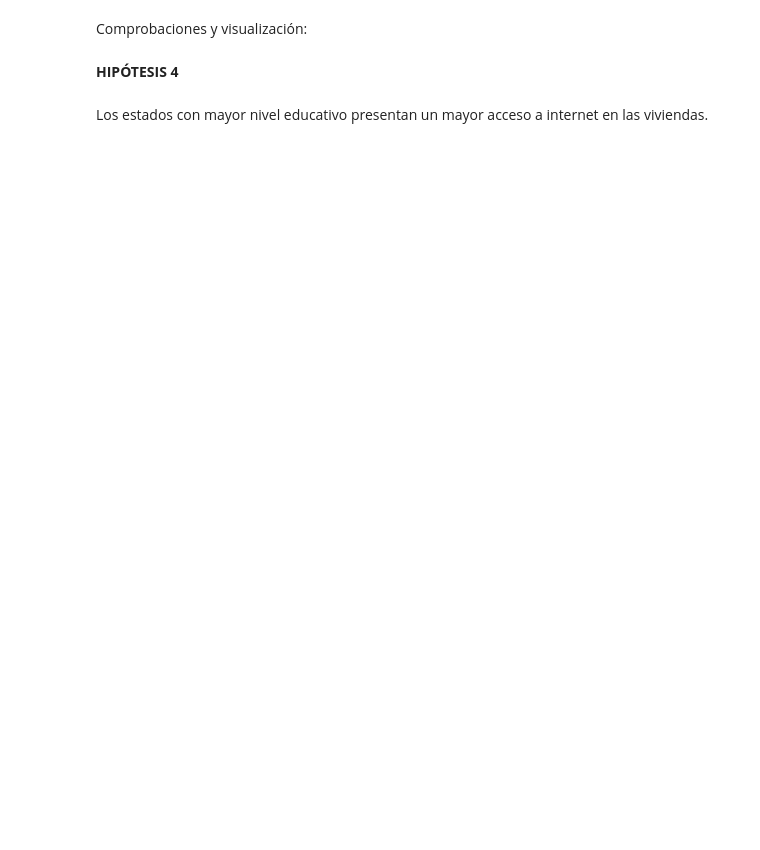
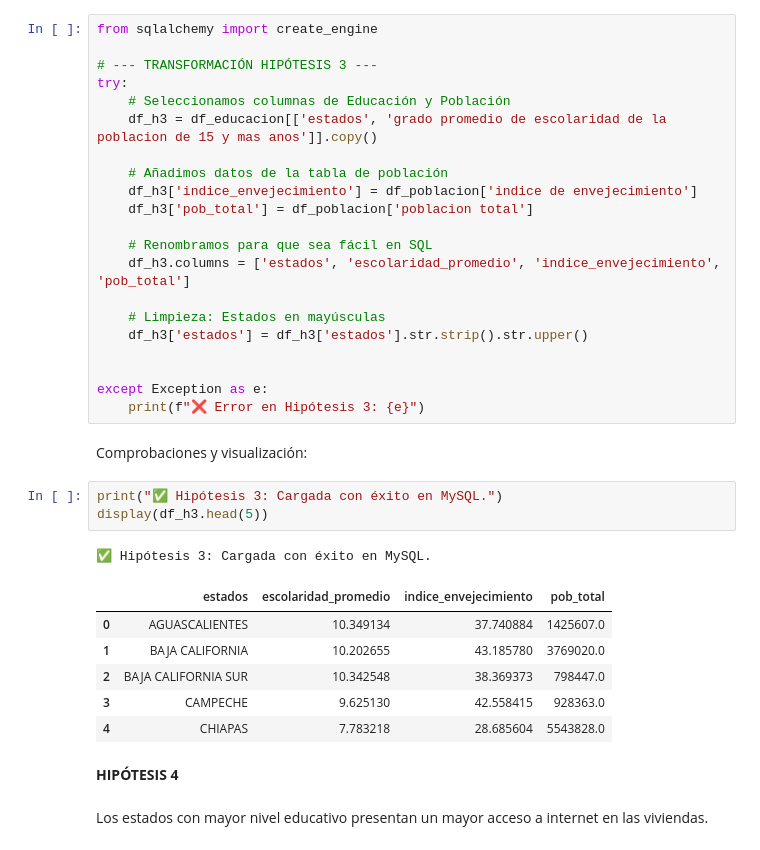
Before and after one commit to julio-bp/PROYECTO2, a Jupyter notebook: PROYECTO2.ipynb, the cells around one changed output. Cells and saved outputs as stored; diff of their text form; blank space fills up the shorter version.

```diff
--- a/PROYECTO2.ipynb
+++ b/PROYECTO2.ipynb
@@ -160,8 +170,40 @@ Comprobaciones y visualización:
 **HIPÓTESIS 3**
 # %% [markdown]
 Los estados con mayor nivel educativo concentran una mayor proporción de población en edad productiva y menor envejecimiento.
+# %%
+from sqlalchemy import create_engine
+
+# --- TRANSFORMACIÓN HIPÓTESIS 3 ---
+try:
+    # Seleccionamos columnas de Educación y Población
+    df_h3 = df_educacion[['estados', 'grado promedio de escolaridad de la poblacion de 15 y mas anos']].copy()
+
+    # Añadimos datos de la tabla de población
+    df_h3['indice_envejecimiento'] = df_poblacion['indice de envejecimiento']
+    df_h3['pob_total'] = df_poblacion['poblacion total']
+
+    # Renombramos para que sea fácil en SQL
+    df_h3.columns = ['estados', 'escolaridad_promedio', 'indice_envejecimiento', 'pob_total']
+
+    # Limpieza: Estados en mayúsculas
+    df_h3['estados'] = df_h3['estados'].str.strip().str.upper()
+
+
+except Exception as e:
+    print(f"❌ Error en Hipótesis 3: {e}")
 # %% [markdown]
 Comprobaciones y visualización:
+# %%
+print("✅ Hipótesis 3: Cargada con éxito en MySQL.")
+display(df_h3.head(5))
+# %% [output]
+✅ Hipótesis 3: Cargada con éxito en MySQL.
+|  | estados | escolaridad_promedio | indice_envejecimiento | pob_total |
+| 0 | AGUASCALIENTES | 10.349134 | 37.740884 | 1425607.0 |
+| 1 | BAJA CALIFORNIA | 10.202655 | 43.185780 | 3769020.0 |
+| 2 | BAJA CALIFORNIA SUR | 10.342548 | 38.369373 | 798447.0 |
+| 3 | CAMPECHE | 9.625130 | 42.558415 | 928363.0 |
+| 4 | CHIAPAS | 7.783218 | 28.685604 | 5543828.0 |
 # %% [markdown]
 **HIPÓTESIS 4**
 # %% [markdown]
```
Also changed, not shown: parts of 5 cells of this notebook.
